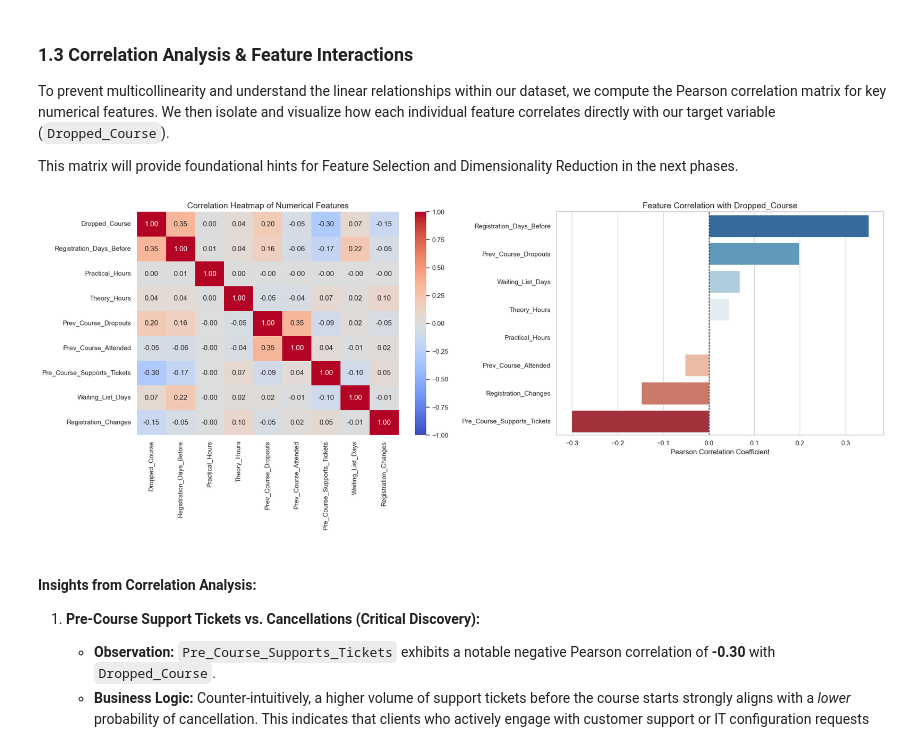
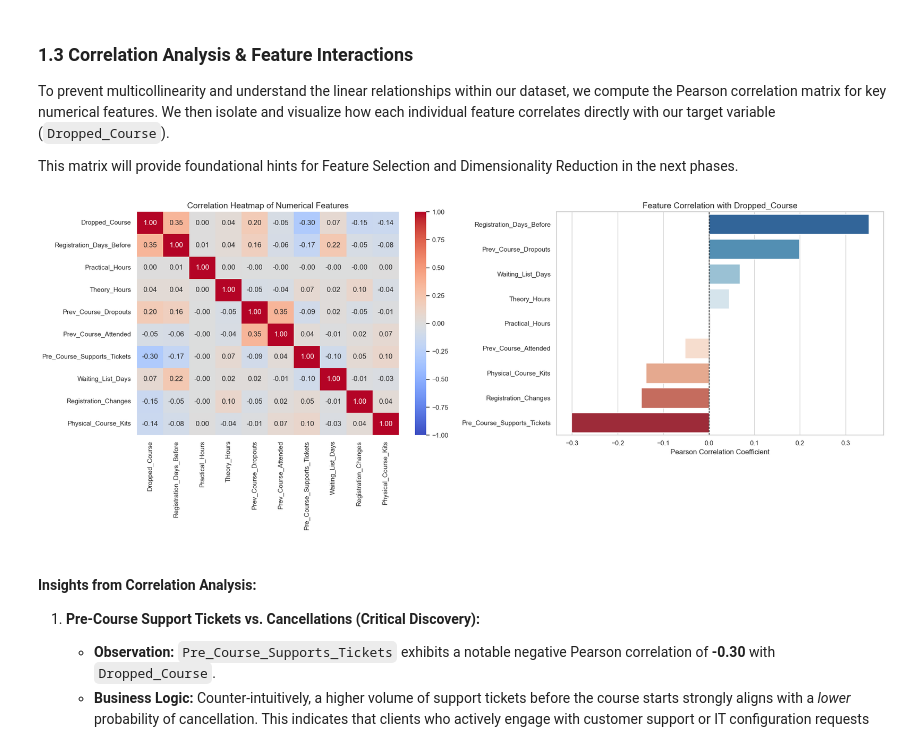
Before and after one commit to YahliEfrati/FinalProjectML, a Jupyter notebook: Final_Project.ipynb, the cells around one changed output. Cells and saved outputs as stored; diff of their text form; code cells hidden in the pictures.

```diff
--- a/Final_Project.ipynb
+++ b/Final_Project.ipynb
@@ -168,33 +169,34 @@ This matrix will provide foundational hints for Feature Selection and Dimensiona
 # %%
 # Select key numerical features for correlation analysis
 # (Excluding IDs and heavily distorted features for a cleaner initial look)
 corr_features = [
     'Dropped_Course', 'Registration_Days_Before', 'Practical_Hours',
     'Theory_Hours', 'Prev_Course_Dropouts', 'Prev_Course_Attended',
-    'Pre_Course_Supports_Tickets', 'Waiting_List_Days', 'Registration_Changes'
+    'Pre_Course_Supports_Tickets', 'Waiting_List_Days', 'Registration_Changes',
+    'Physical_Course_Kits'
 ]
 
 # Calculate the Pearson correlation matrix
 corr_matrix = df_train[corr_features].corr()
 
 # Set up the matplotlib figure for two side-by-side plots
 fig, axes = plt.subplots(1, 2, figsize=(20, 8))
 
 # 1. Heatmap
 sns.heatmap(corr_matrix, annot=True, fmt=".2f", cmap="coolwarm", vmin=-1, vmax=1, ax=axes[0], cbar=True)
 axes[0].set_title('Correlation Heatmap of Numerical Features', fontsize=14)
 
 # 2. Direct Correlation with Target (Sorted)
 target_corr = corr_matrix['Dropped_Course'].drop('Dropped_Course').sort_values(ascending=False)
 sns.barplot(x=target_corr.values, y=target_corr.index, ax=axes[1], palette='RdBu_r')
 axes[1].set_title('Feature Correlation with Dropped_Course', fontsize=14)
 axes[1].set_xlabel('Pearson Correlation Coefficient')
 axes[1].axvline(x=0, color='black', linestyle='--', linewidth=1)
 
 plt.tight_layout()
 plt.show()
 # %% [output]
-[figure, old version]
+[figure, new version]
 # %% [markdown]
 #### Insights from Correlation Analysis:
 
```
Also changed, not shown: parts of 35 cells of this notebook, 2 other files.
